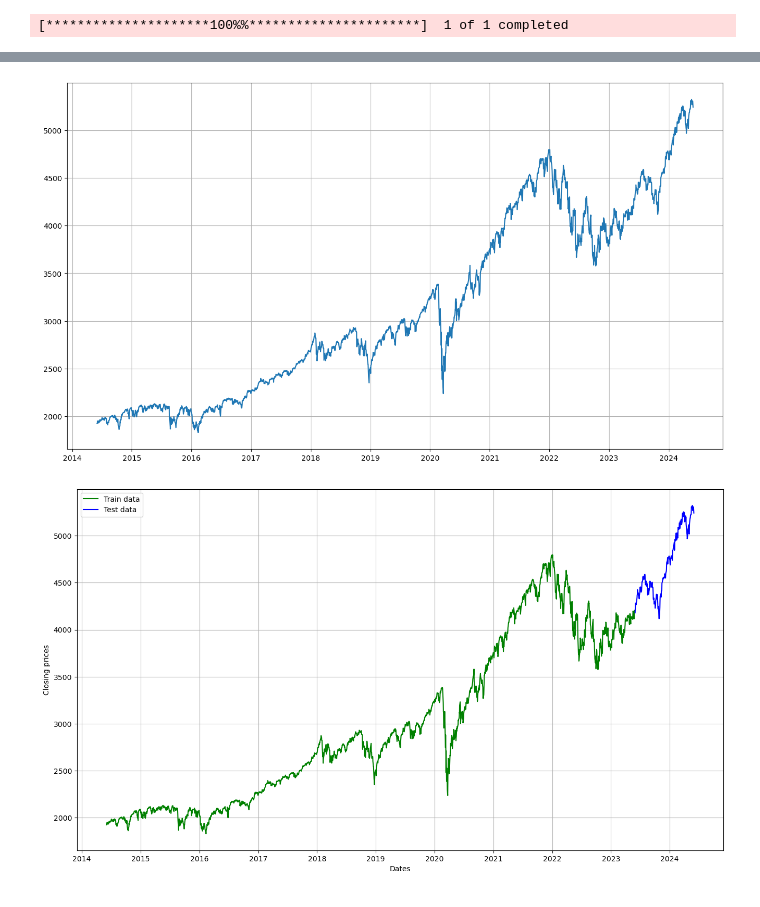
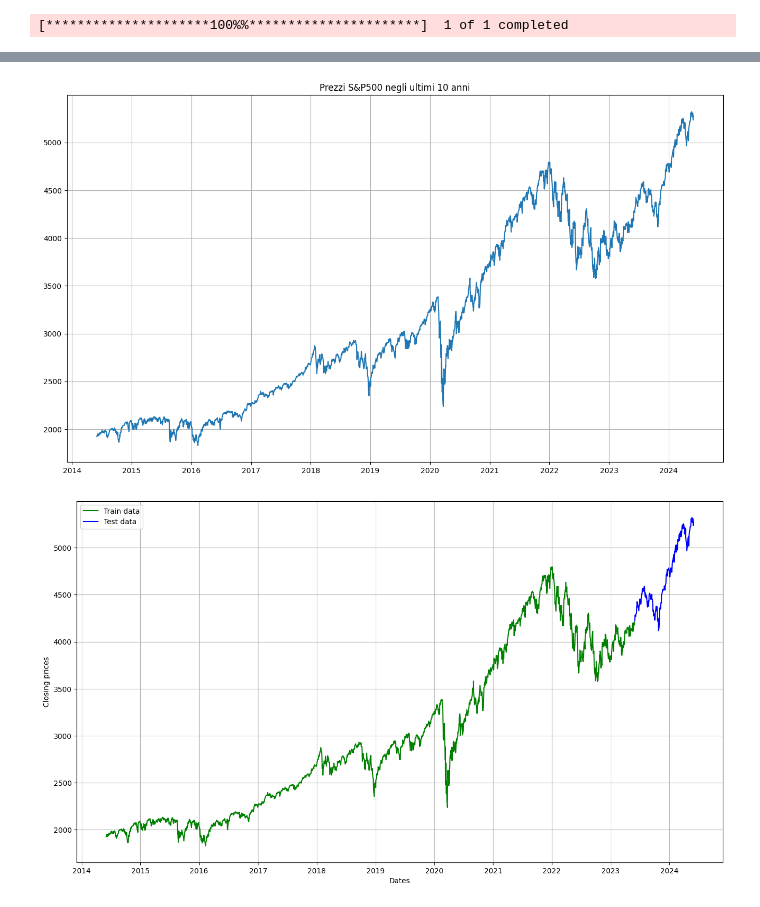
Before and after one commit to Pynci/business-intelligence, a Jupyter notebook: lezioni/Lezione_12_20240530/6_ARIMA_S&P500.ipynb, the cells around one changed output, grey strips where cells are left out. Drawn from its saved outputs; the diff is of its cells as text; code cells hidden in the pictures.

```diff
--- a/lezioni/Lezione_12_20240530/6_ARIMA_S&P500.ipynb
+++ b/lezioni/Lezione_12_20240530/6_ARIMA_S&P500.ipynb
@@ -27,9 +27,10 @@ df.tail()
 # %%
 plt.figure(figsize=(16,9))
 plt.plot(df.index, df['Adj Close'])
+plt.title('Prezzi S&P500 negli ultimi 10 anni')
 plt.grid(True)
 # %% [output]
-[figure, old version]
+[figure, new version]
 # %%
 # train test split
 to_row = int(len(df)*0.9)
```
Also changed, not shown: parts of 7 cells of this notebook, 2 other files.
